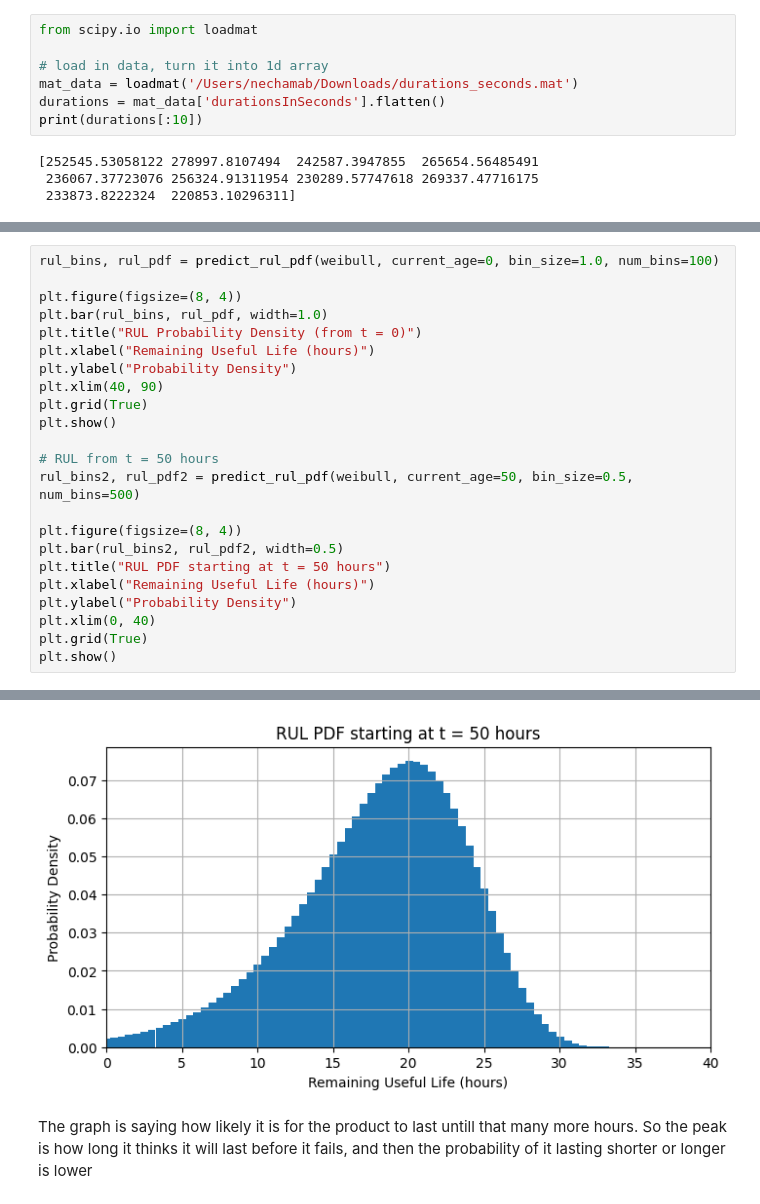
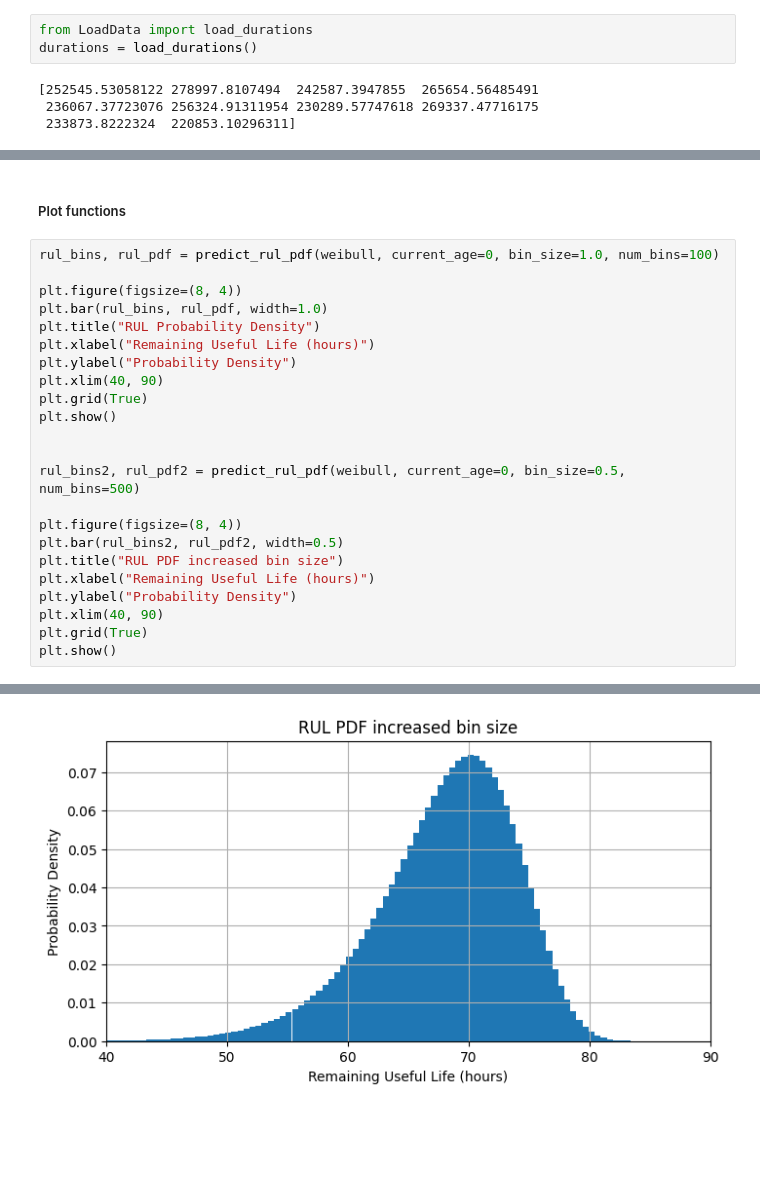
Before and after one commit to buchbindern/MathworksInPython, a Jupyter notebook: reliabilityDataMat.ipynb, the cells around one changed output, grey strips where cells are left out. Drawn from its saved outputs; the diff is of its cells as text; blank space fills up the shorter version.

```diff
--- a/reliabilityDataMat.ipynb
+++ b/reliabilityDataMat.ipynb
@@ -17,10 +20,6 @@ My understanding of the documentation example is that it fits their reliability
 # %%
-from scipy.io import loadmat
-
-# load in data, turn it into 1d array
-mat_data = loadmat('/Users/nechamab/Downloads/durations_seconds.mat')
-durations = mat_data['durationsInSeconds'].flatten()
-print(durations[:10])
+from LoadData import load_durations
+durations = load_durations()
 # %% [output]
 [252545.53058122 278997.8107494  242587.3947855  265654.56485491
  236067.37723076 256324.91311954 230289.57747618 269337.47716175
@@ -104,24 +114,26 @@ plt.show()
+# %% [markdown]
+##### Plot functions
 # %%
 rul_bins, rul_pdf = predict_rul_pdf(weibull, current_age=0, bin_size=1.0, num_bins=100)
 
 plt.figure(figsize=(8, 4))
 plt.bar(rul_bins, rul_pdf, width=1.0)
-plt.title("RUL Probability Density (from t = 0)")
+plt.title("RUL Probability Density")
 plt.xlabel("Remaining Useful Life (hours)")
 plt.ylabel("Probability Density")
 plt.xlim(40, 90)
 plt.grid(True)
 plt.show()
 
-# RUL from t = 50 hours
-rul_bins2, rul_pdf2 = predict_rul_pdf(weibull, current_age=50, bin_size=0.5, num_bins=500)
+
+rul_bins2, rul_pdf2 = predict_rul_pdf(weibull, current_age=0, bin_size=0.5, num_bins=500)
 
 plt.figure(figsize=(8, 4))
 plt.bar(rul_bins2, rul_pdf2, width=0.5)
-plt.title("RUL PDF starting at t = 50 hours")
+plt.title("RUL PDF increased bin size")
 plt.xlabel("Remaining Useful Life (hours)")
 plt.ylabel("Probability Density")
-plt.xlim(0, 40)
+plt.xlim(40, 90)
 plt.grid(True)
 plt.show()
 # %% [output]
@@ -129,3 +141 @@ plt.show()
-[figure, old version]
+[figure, new version]
-# %% [markdown]
-The graph is saying how likely it is for the product to last untill that many more hours. So the peak is how long it thinks it will last before it fails, and then the probability of it lasting shorter or longer is lower
```
Also changed, not shown: parts of 30 cells of this notebook, 5 other files.
